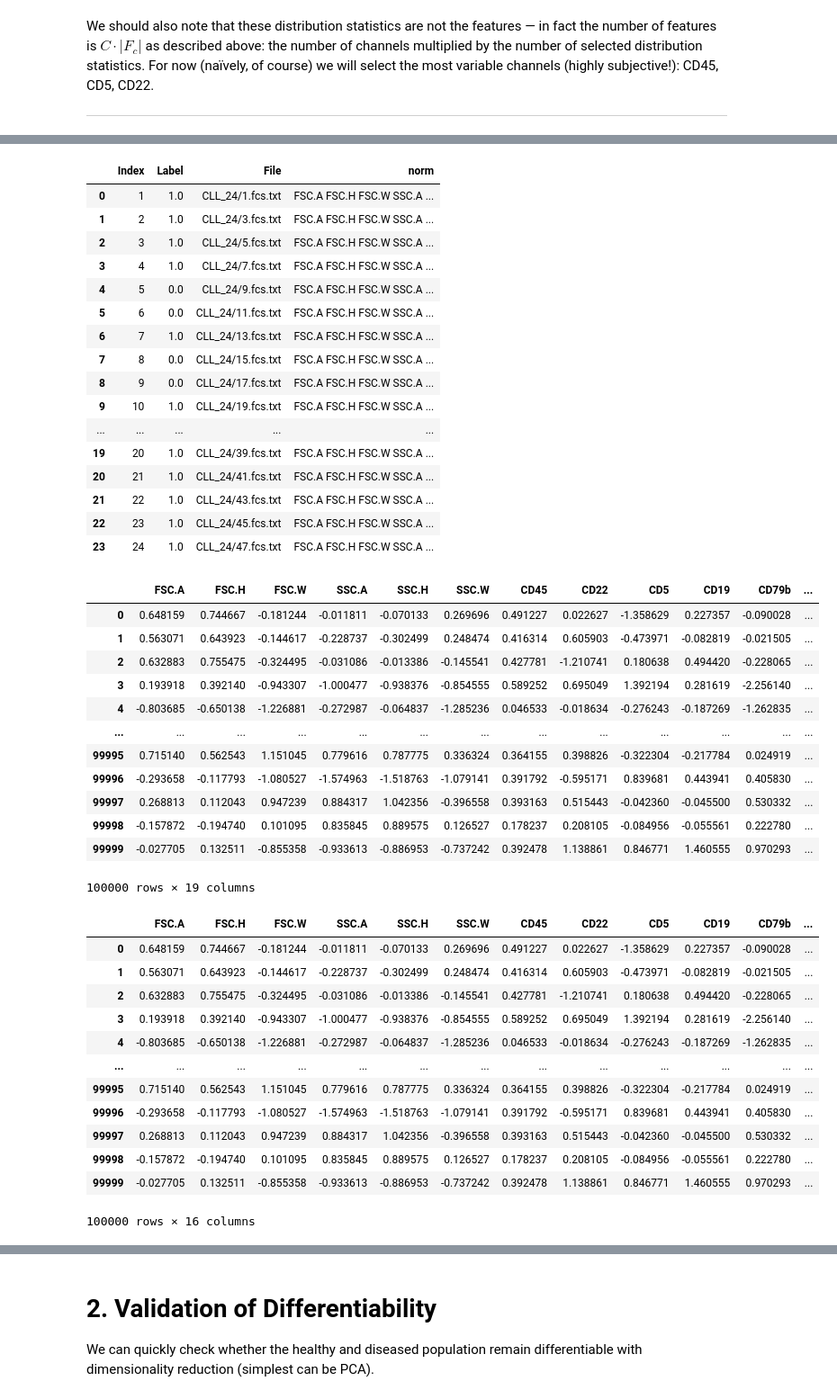
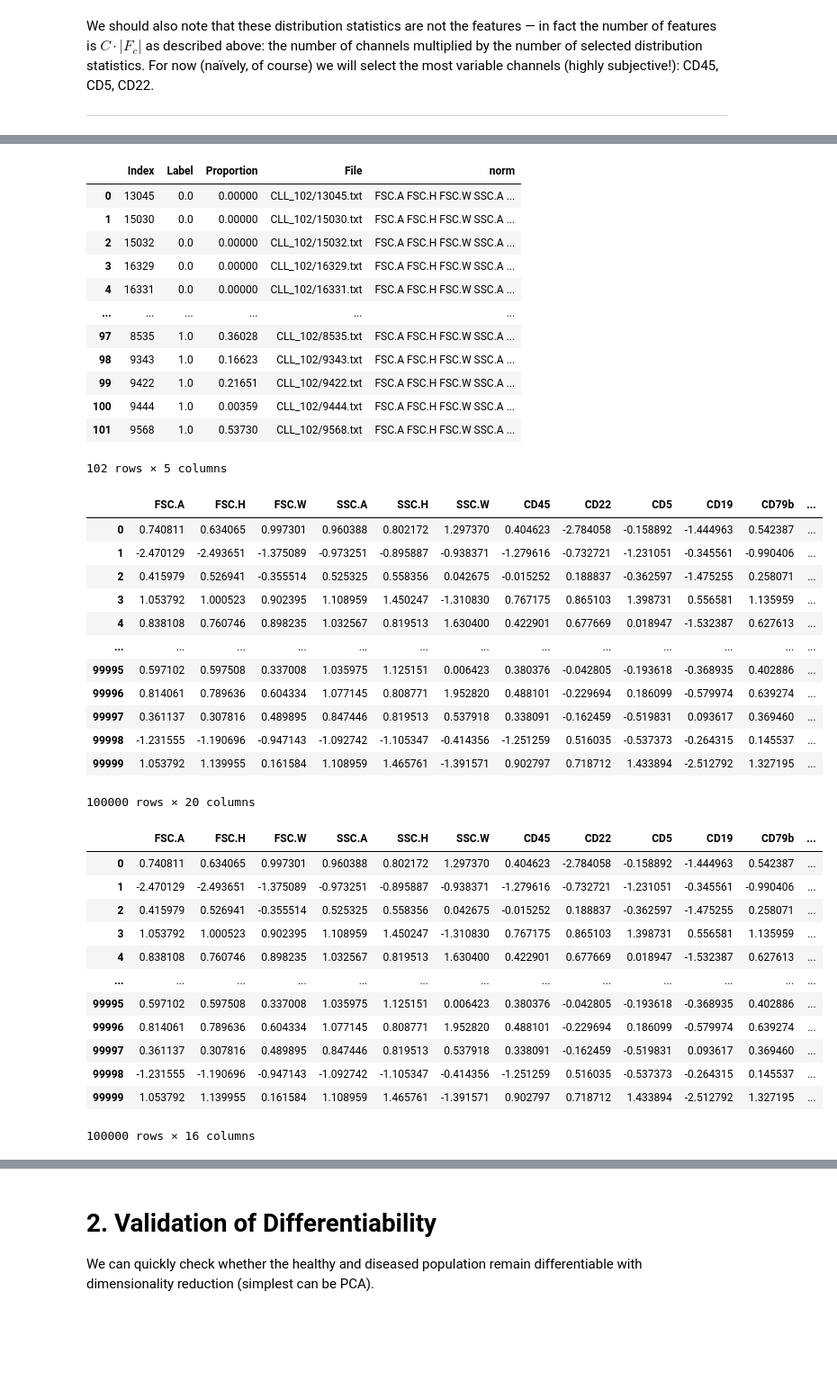
Before and after one commit to izarus-rots/flowdistml, a Jupyter notebook: flowdistml.ipynb, the cells around one changed output, grey strips where cells are left out. Shown at 90% size. Saved outputs shown, nothing was run; the diff lists cells and outputs as text; code cells hidden in the pictures; blank space fills up the shorter version.

```diff
--- a/flowdistml.ipynb
+++ b/flowdistml.ipynb
@@ -39,7 +39,7 @@ import seaborn as sns
 %matplotlib inline
 # %%
 # load normalized data for all files (note: please delete this data after summary statistic generation!)
-data_dir = "../flownorms/validation_data/CLL_24/"
-labels = pd.read_csv(os.path.join(data_dir, "CLL_test_noprop.csv"))
+data_dir = "../flownorms/validation_data/CLL_102/"
+labels = pd.read_csv(os.path.join(data_dir, "CLL_train.csv"))
 labels['File'].to_numpy()
 # %% [output]
@@ -59,68 +63,64 @@ labels['File'].to_numpy()[0].split('/')[1] + '_normalized.txt'
 # %%
 files = []
 for file in labels['File'].to_numpy():
-    file_asdf = pd.read_csv(os.path.join(data_dir, f'../../test_notebooks/normalized_150_temp/{file.split('/')[1] + '_normalized.txt'}'), sep='\t')
+    file_asdf = pd.read_csv(os.path.join(data_dir, f'../../test_notebooks/normalized_102_cofac150/{file.split('/')[1] + '.fcs.txt_normalized.txt'}'), sep='\t')
     files.append(file_asdf)
 
 labels['norm'] = files
 labels
 # %% [output]
-|  | Index | Label | File | norm |
-| 0 | 1 | 1.0 | CLL_24/1.fcs.txt | FSC.A FSC.H FSC.W SSC.A ... |
-| 1 | 2 | 1.0 | CLL_24/3.fcs.txt | FSC.A FSC.H FSC.W SSC.A ... |
-| 2 | 3 | 1.0 | CLL_24/5.fcs.txt | FSC.A FSC.H FSC.W SSC.A ... |
-| 3 | 4 | 1.0 | CLL_24/7.fcs.txt | FSC.A FSC.H FSC.W SSC.A ... |
-| 4 | 5 | 0.0 | CLL_24/9.fcs.txt | FSC.A FSC.H FSC.W SSC.A ... |
-| 5 | 6 | 0.0 | CLL_24/11.fcs.txt | FSC.A FSC.H FSC.W SSC.A ... |
-| 6 | 7 | 1.0 | CLL_24/13.fcs.txt | FSC.A FSC.H FSC.W SSC.A ... |
-| 7 | 8 | 0.0 | CLL_24/15.fcs.txt | FSC.A FSC.H FSC.W SSC.A ... |
-| 8 | 9 | 0.0 | CLL_24/17.fcs.txt | FSC.A FSC.H FSC.W SSC.A ... |
-| 9 | 10 | 1.0 | CLL_24/19.fcs.txt | FSC.A FSC.H FSC.W SSC.A ... |
-| ... | ... | ... | ... | ... |
-| 19 | 20 | 1.0 | CLL_24/39.fcs.txt | FSC.A FSC.H FSC.W SSC.A ... |
-| 20 | 21 | 1.0 | CLL_24/41.fcs.txt | FSC.A FSC.H FSC.W SSC.A ... |
-| 21 | 22 | 1.0 | CLL_24/43.fcs.txt | FSC.A FSC.H FSC.W SSC.A ... |
-| 22 | 23 | 1.0 | CLL_24/45.fcs.txt | FSC.A FSC.H FSC.W SSC.A ... |
-| 23 | 24 | 1.0 | CLL_24/47.fcs.txt | FSC.A FSC.H FSC.W SSC.A ... |
+|  | Index | Label | Proportion | File | norm |
+| 0 | 13045 | 0.0 | 0.00000 | CLL_102/13045.txt | FSC.A FSC.H FSC.W SSC.A ... |
+| 1 | 15030 | 0.0 | 0.00000 | CLL_102/15030.txt | FSC.A FSC.H FSC.W SSC.A ... |
+| 2 | 15032 | 0.0 | 0.00000 | CLL_102/15032.txt | FSC.A FSC.H FSC.W SSC.A ... |
+| 3 | 16329 | 0.0 | 0.00000 | CLL_102/16329.txt | FSC.A FSC.H FSC.W SSC.A ... |
+| 4 | 16331 | 0.0 | 0.00000 | CLL_102/16331.txt | FSC.A FSC.H FSC.W SSC.A ... |
+| ... | ... | ... | ... | ... | ... |
+| 97 | 8535 | 1.0 | 0.36028 | CLL_102/8535.txt | FSC.A FSC.H FSC.W SSC.A ... |
+| 98 | 9343 | 1.0 | 0.16623 | CLL_102/9343.txt | FSC.A FSC.H FSC.W SSC.A ... |
+| 99 | 9422 | 1.0 | 0.21651 | CLL_102/9422.txt | FSC.A FSC.H FSC.W SSC.A ... |
+| 100 | 9444 | 1.0 | 0.00359 | CLL_102/9444.txt | FSC.A FSC.H FSC.W SSC.A ... |
+| 101 | 9568 | 1.0 | 0.53730 | CLL_102/9568.txt | FSC.A FSC.H FSC.W SSC.A ... |
+102 rows × 5 columns
 # %%
 labels['norm'].to_numpy()[0]
 # %% [output]
 |  | FSC.A | FSC.H | FSC.W | SSC.A | SSC.H | SSC.W | CD45 | CD22 | CD5 | CD19 | CD79b | ... |
-| 0 | 0.648159 | 0.744667 | -0.181244 | -0.011811 | -0.070133 | 0.269696 | 0.491227 | 0.022627 | -1.358629 | 0.227357 | -0.090028 | ... |
-| 1 | 0.563071 | 0.643923 | -0.144617 | -0.228737 | -0.302499 | 0.248474 | 0.416314 | 0.605903 | -0.473971 | -0.082819 | -0.021505 | ... |
-| 2 | 0.632883 | 0.755475 | -0.324495 | -0.031086 | -0.013386 | -0.145541 | 0.427781 | -1.210741 | 0.180638 | 0.494420 | -0.228065 | ... |
-| 3 | 0.193918 | 0.392140 | -0.943307 | -1.000477 | -0.938376 | -0.854555 | 0.589252 | 0.695049 | 1.392194 | 0.281619 | -2.256140 | ... |
-| 4 | -0.803685 | -0.650138 | -1.226881 | -0.272987 | -0.064837 | -1.285236 | 0.046533 | -0.018634 | -0.276243 | -0.187269 | -1.262835 | ... |
+| 0 | 0.740811 | 0.634065 | 0.997301 | 0.960388 | 0.802172 | 1.297370 | 0.404623 | -2.784058 | -0.158892 | -1.444963 | 0.542387 | ... |
+| 1 | -2.470129 | -2.493651 | -1.375089 | -0.973251 | -0.895887 | -0.938371 | -1.279616 | -0.732721 | -1.231051 | -0.345561 | -0.990406 | ... |
+| 2 | 0.415979 | 0.526941 | -0.355514 | 0.525325 | 0.558356 | 0.042675 | -0.015252 | 0.188837 | -0.362597 | -1.475255 | 0.258071 | ... |
+| 3 | 1.053792 | 1.000523 | 0.902395 | 1.108959 | 1.450247 | -1.310830 | 0.767175 | 0.865103 | 1.398731 | 0.556581 | 1.135959 | ... |
+| 4 | 0.838108 | 0.760746 | 0.898235 | 1.032567 | 0.819513 | 1.630400 | 0.422901 | 0.677669 | 0.018947 | -1.532387 | 0.627613 | ... |
 | ... | ... | ... | ... | ... | ... | ... | ... | ... | ... | ... | ... | ... |
-| 99995 | 0.715140 | 0.562543 | 1.151045 | 0.779616 | 0.787775 | 0.336324 | 0.364155 | 0.398826 | -0.322304 | -0.217784 | 0.024919 | ... |
-| 99996 | -0.293658 | -0.117793 | -1.080527 | -1.574963 | -1.518763 | -1.079141 | 0.391792 | -0.595171 | 0.839681 | 0.443941 | 0.405830 | ... |
-| 99997 | 0.268813 | 0.112043 | 0.947239 | 0.884317 | 1.042356 | -0.396558 | 0.393163 | 0.515443 | -0.042360 | -0.045500 | 0.530332 | ... |
-| 99998 | -0.157872 | -0.194740 | 0.101095 | 0.835845 | 0.889575 | 0.126527 | 0.178237 | 0.208105 | -0.084956 | -0.055561 | 0.222780 | ... |
-| 99999 | -0.027705 | 0.132511 | -0.855358 | -0.933613 | -0.886953 | -0.737242 | 0.392478 | 1.138861 | 0.846771 | 1.460555 | 0.970293 | ... |
+| 99995 | 0.597102 | 0.597508 | 0.337008 | 1.035975 | 1.125151 | 0.006423 | 0.380376 | -0.042805 | -0.193618 | -0.368935 | 0.402886 | ... |
+| 99996 | 0.814061 | 0.789636 | 0.604334 | 1.077145 | 0.808771 | 1.952820 | 0.488101 | -0.229694 | 0.186099 | -0.579974 | 0.639274 | ... |
+| 99997 | 0.361137 | 0.307816 | 0.489895 | 0.847446 | 0.819513 | 0.537918 | 0.338091 | -0.162459 | -0.519831 | 0.093617 | 0.369460 | ... |
+| 99998 | -1.231555 | -1.190696 | -0.947143 | -1.092742 | -1.105347 | -0.414356 | -1.251259 | 0.516035 | -0.537373 | -0.264315 | 0.145537 | ... |
+| 99999 | 1.053792 | 1.139955 | 0.161584 | 1.108959 | 1.465761 | -1.391571 | 0.902797 | 0.718712 | 1.433894 | -2.512792 | 1.327195 | ... |
-100000 rows × 19 columns
+100000 rows × 20 columns
 # %%
 dataonly = []
 for dataset in labels['norm'].to_numpy():
-    dropped = dataset.drop(columns=['Filename', 'batch', 'id'])
+    dropped = dataset.drop(columns=['Time', 'Filename', 'batch', 'id'])
     # dropped = dropped.drop(columns=['FSC.A', 'FSC.H', 'FSC.W', 'SSC.A', 'SSC.H', 'SSC.W', 'CD19', 'CD79b', 'CD3', 'CD81', 'CD10', 'CD43', 'CD38'])
     dataonly.append(dropped)
 
 labels['norm'] = dataonly
 
 labels['norm'].to_numpy()[0]
 # %% [output]
 |  | FSC.A | FSC.H | FSC.W | SSC.A | SSC.H | SSC.W | CD45 | CD22 | CD5 | CD19 | CD79b | ... |
-| 0 | 0.648159 | 0.744667 | -0.181244 | -0.011811 | -0.070133 | 0.269696 | 0.491227 | 0.022627 | -1.358629 | 0.227357 | -0.090028 | ... |
-| 1 | 0.563071 | 0.643923 | -0.144617 | -0.228737 | -0.302499 | 0.248474 | 0.416314 | 0.605903 | -0.473971 | -0.082819 | -0.021505 | ... |
-| 2 | 0.632883 | 0.755475 | -0.324495 | -0.031086 | -0.013386 | -0.145541 | 0.427781 | -1.210741 | 0.180638 | 0.494420 | -0.228065 | ... |
-| 3 | 0.193918 | 0.392140 | -0.943307 | -1.000477 | -0.938376 | -0.854555 | 0.589252 | 0.695049 | 1.392194 | 0.281619 | -2.256140 | ... |
-| 4 | -0.803685 | -0.650138 | -1.226881 | -0.272987 | -0.064837 | -1.285236 | 0.046533 | -0.018634 | -0.276243 | -0.187269 | -1.262835 | ... |
+| 0 | 0.740811 | 0.634065 | 0.997301 | 0.960388 | 0.802172 | 1.297370 | 0.404623 | -2.784058 | -0.158892 | -1.444963 | 0.542387 | ... |
+| 1 | -2.470129 | -2.493651 | -1.375089 | -0.973251 | -0.895887 | -0.938371 | -1.279616 | -0.732721 | -1.231051 | -0.345561 | -0.990406 | ... |
+| 2 | 0.415979 | 0.526941 | -0.355514 | 0.525325 | 0.558356 | 0.042675 | -0.015252 | 0.188837 | -0.362597 | -1.475255 | 0.258071 | ... |
+| 3 | 1.053792 | 1.000523 | 0.902395 | 1.108959 | 1.450247 | -1.310830 | 0.767175 | 0.865103 | 1.398731 | 0.556581 | 1.135959 | ... |
+| 4 | 0.838108 | 0.760746 | 0.898235 | 1.032567 | 0.819513 | 1.630400 | 0.422901 | 0.677669 | 0.018947 | -1.532387 | 0.627613 | ... |
 | ... | ... | ... | ... | ... | ... | ... | ... | ... | ... | ... | ... | ... |
-| 99995 | 0.715140 | 0.562543 | 1.151045 | 0.779616 | 0.787775 | 0.336324 | 0.364155 | 0.398826 | -0.322304 | -0.217784 | 0.024919 | ... |
-| 99996 | -0.293658 | -0.117793 | -1.080527 | -1.574963 | -1.518763 | -1.079141 | 0.391792 | -0.595171 | 0.839681 | 0.443941 | 0.405830 | ... |
-| 99997 | 0.268813 | 0.112043 | 0.947239 | 0.884317 | 1.042356 | -0.396558 | 0.393163 | 0.515443 | -0.042360 | -0.045500 | 0.530332 | ... |
-| 99998 | -0.157872 | -0.194740 | 0.101095 | 0.835845 | 0.889575 | 0.126527 | 0.178237 | 0.208105 | -0.084956 | -0.055561 | 0.222780 | ... |
-| 99999 | -0.027705 | 0.132511 | -0.855358 | -0.933613 | -0.886953 | -0.737242 | 0.392478 | 1.138861 | 0.846771 | 1.460555 | 0.970293 | ... |
+| 99995 | 0.597102 | 0.597508 | 0.337008 | 1.035975 | 1.125151 | 0.006423 | 0.380376 | -0.042805 | -0.193618 | -0.368935 | 0.402886 | ... |
+| 99996 | 0.814061 | 0.789636 | 0.604334 | 1.077145 | 0.808771 | 1.952820 | 0.488101 | -0.229694 | 0.186099 | -0.579974 | 0.639274 | ... |
+| 99997 | 0.361137 | 0.307816 | 0.489895 | 0.847446 | 0.819513 | 0.537918 | 0.338091 | -0.162459 | -0.519831 | 0.093617 | 0.369460 | ... |
+| 99998 | -1.231555 | -1.190696 | -0.947143 | -1.092742 | -1.105347 | -0.414356 | -1.251259 | 0.516035 | -0.537373 | -0.264315 | 0.145537 | ... |
+| 99999 | 1.053792 | 1.139955 | 0.161584 | 1.108959 | 1.465761 | -1.391571 | 0.902797 | 0.718712 | 1.433894 | -2.512792 | 1.327195 | ... |
 100000 rows × 16 columns
 # %%
 features_list = []
```
Also changed, not shown: parts of 15 cells of this notebook.
